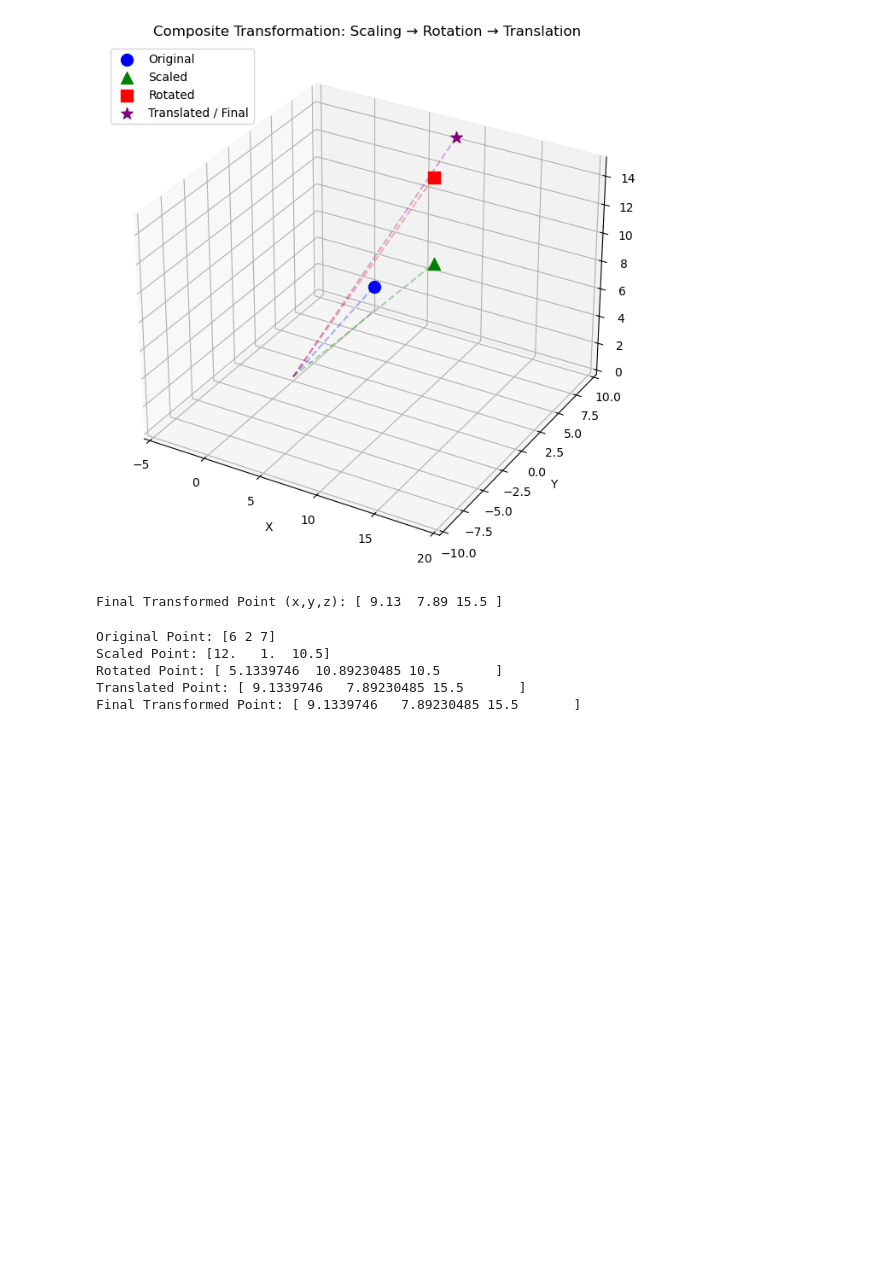
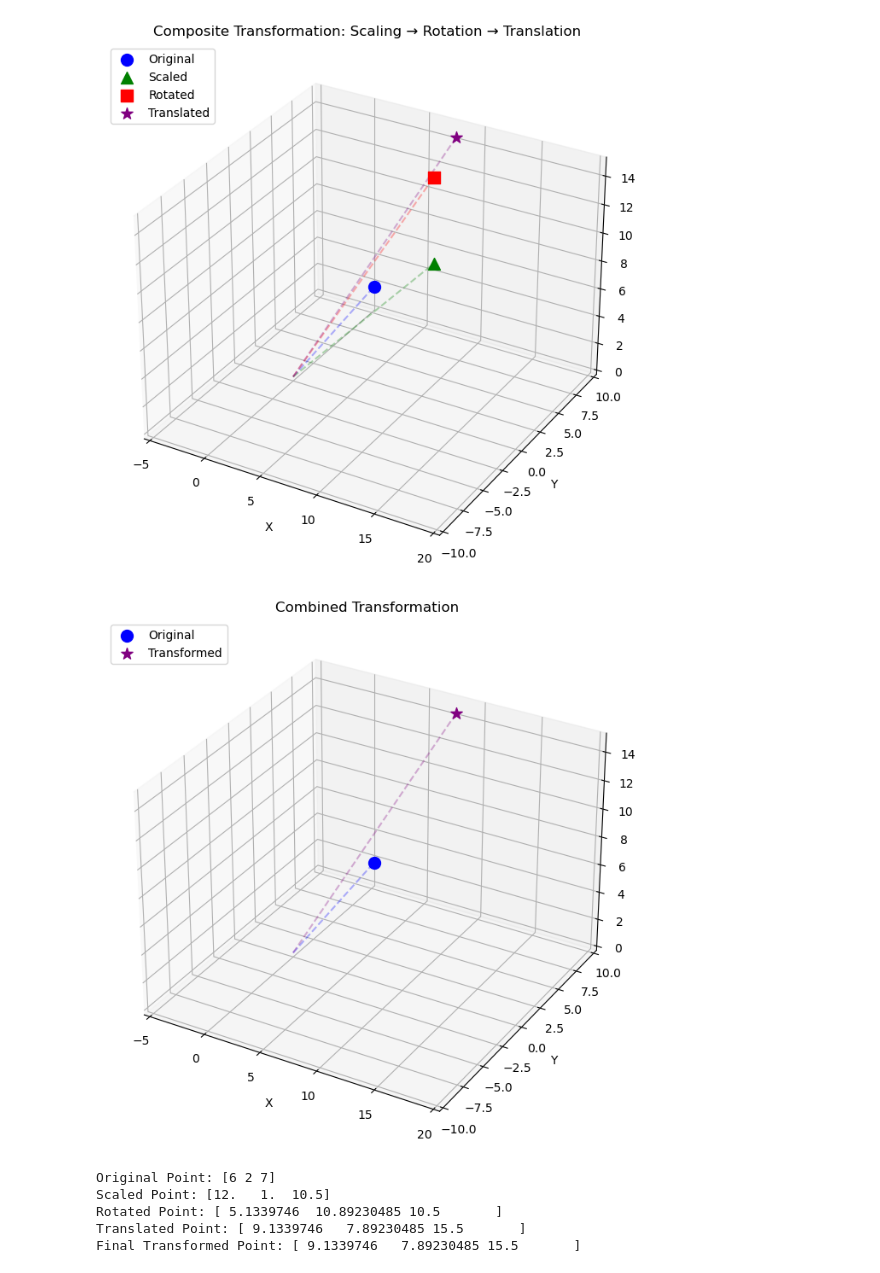
Before and after one commit to arnavjain2710/Computer-Graphics-Lab, a Jupyter notebook: LAB 6/q7.ipynb, the cells around one changed output. Drawn from its saved outputs; the diff is of its cells as text; code cells hidden in the pictures; blank space fills up the shorter version.

```diff
--- a/LAB 6/q7.ipynb
+++ b/LAB 6/q7.ipynb
@@ -33,40 +33,65 @@ rotated_point = R @ scaled_point
 translated_point = T @ rotated_point
 
 # Visualization
 fig = plt.figure(figsize=(10, 8))
 ax = fig.add_subplot(111, projection='3d')
 
 # Plot points and dashed lines
 points = {
     'Original': point[:3],
     'Scaled': scaled_point[:3],
     'Rotated': rotated_point[:3],
-    'Translated / Final': transformed_point[:3]
+    'Translated': translated_point[:3]
 }
 
-colors = {'Original': 'blue', 'Scaled': 'green', 'Rotated': 'red', 'Translated / Final': 'purple'}
-markers = {'Original': 'o', 'Scaled': '^', 'Rotated': 's', 'Translated / Final': '*'}
+colors = {'Original': 'blue', 'Scaled': 'green', 'Rotated': 'red', 'Translated': 'purple'}
+markers = {'Original': 'o', 'Scaled': '^', 'Rotated': 's', 'Translated': '*'}
 
 for label, pt in points.items():
     ax.scatter(*pt, color=colors[label], marker=markers[label], s=100, label=label)
     ax.plot([0, pt[0]], [0, pt[1]], [0, pt[2]],
             color=colors[label], linestyle='dashed', alpha=0.3)
 
 ax.set_xlim([-5, 20])
 ax.set_ylim([-10, 10])
 ax.set_zlim([0, 15])
 ax.set_xlabel('X')
 ax.set_ylabel('Y')
 ax.set_zlabel('Z')
 ax.legend(loc='upper left')
 plt.title('Composite Transformation: Scaling → Rotation → Translation')
 plt.show()
 
-# Print final result
-print("Final Transformed Point (x,y,z):", transformed_point[:3].round(2))
+# Visualization
+fig = plt.figure(figsize=(10, 8))
+ax = fig.add_subplot(111, projection='3d')
+
+# Plot points and dashed lines
+points = {
+    'Original': point[:3],
+    'Transformed': transformed_point[:3]
+}
+
+colors = {'Original': 'blue','Transformed': 'purple'}
+markers = {'Original': 'o', 'Transformed': '*'}
+
+for label, pt in points.items():
+    ax.scatter(*pt, color=colors[label], marker=markers[label], s=100, label=label)
+    ax.plot([0, pt[0]], [0, pt[1]], [0, pt[2]],
+            color=colors[label], linestyle='dashed', alpha=0.3)
+
+ax.set_xlim([-5, 20])
+ax.set_ylim([-10, 10])
+ax.set_zlim([0, 15])
+ax.set_xlabel('X')
+ax.set_ylabel('Y')
+ax.set_zlabel('Z')
+ax.legend(loc='upper left')
+plt.title('Combined Transformation')
+plt.show()
 # %% [output]
-[figure, old version]
+[figure, new version]
-Final Transformed Point (x,y,z): [ 9.13  7.89 15.5 ]
+[figure, added]
 # %%
 print("Original Point:", point[:3])
 print("Scaled Point:", scaled_point[:3])
```
Also changed, not shown: 1 other file.
